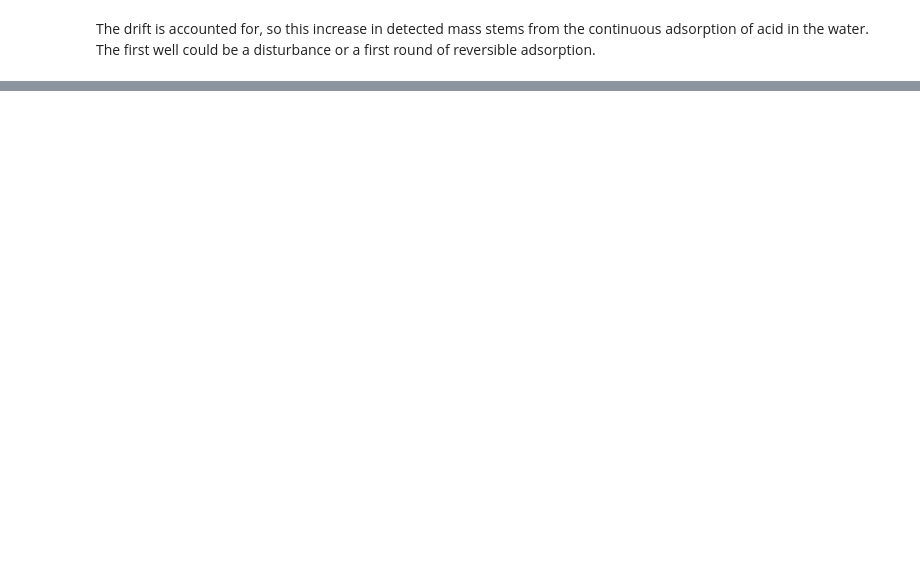
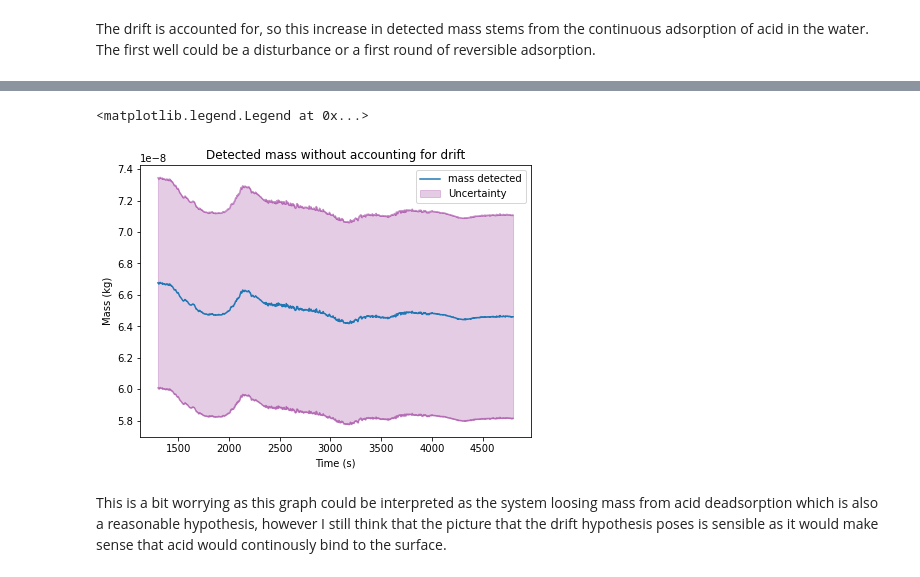
Before and after one commit to Nereumobu/advanced_lab_master, a Jupyter notebook: Ma_17/Task2_monolayer_MUA.ipynb, the cells around one changed output, grey strips where cells are left out. Drawn from its saved outputs; the diff is of its cells as text; code cells hidden in the pictures; blank space fills up the shorter version.

```diff
--- a/Ma_17/Task2_monolayer_MUA.ipynb
+++ b/Ma_17/Task2_monolayer_MUA.ipynb
@@ -200,0 +213,26 @@ The drift is accounted for, so this increase in detected mass stems from the con
+# %%
+stddeltaf_MUAnodrift=np.sqrt(linregression_eth.intercept_stderr**2)
+# %%
+expression="-(rho_q*d_q*A)/(f_0)*(deltaf_L+deltaf_MUA)"
+variables=["rho_q","d_q","A","f_0","deltaf_L","deltaf_MUA"]
+mass_MUAnodrift=[];stdmass_MUAnodrift=[]
+for deltaf in deltaf_MUAnodrift:
+    mass, stdmass=compute_error(expression,variables,[rho_q,d_q,A,f_0,deltaf_L,deltaf],
+                  [stdrho_q,stdd_q,A*0.1,stdf_0,stddeltaf_L,stddeltaf_MUAnodrift])
+    mass_MUAnodrift.append(mass);stdmass_MUAnodrift.append(stdmass)
+mass_MUAnodrift=np.array(mass_MUAnodrift); stdmass_MUAnodrift=np.array(stdmass_MUAnodrift)
+# %%
+fig, axis=plt.subplots(1,1,figsize=(7,5))
+axis.plot(time_MUA,mass_MUAnodrift, label="mass detected")
+axis.plot(time_MUA,mass_MUAnodrift+stdmass_MUAnodrift, color="purple", alpha=0.4)
+axis.plot(time_MUA,mass_MUAnodrift-stdmass_MUAnodrift, color="purple", alpha=0.4)
+axis.fill_between(time_MUA, mass_MUAnodrift+stdmass_MUAnodrift, mass_MUAnodrift-stdmass_MUAnodrift,
+                color="purple", alpha=0.2, label="Uncertainty")
+axis.set_xlabel("Time (s)"); axis.set_ylabel("Mass (kg)")
+axis.set_title("Detected mass without accounting for drift")
+axis.legend()
+# %% [output]
+<matplotlib.legend.Legend at 0x...>
+[figure, added]
+# %% [markdown]
+This is a bit worrying as this graph could be interpreted as the system loosing mass from acid deadsorption which is also a reasonable hypothesis, however I still think that the picture that the drift hypothesis poses is sensible as it would make sense that acid would continously bind to the surface.
```
Also changed, not shown: parts of 4 cells of this notebook.
